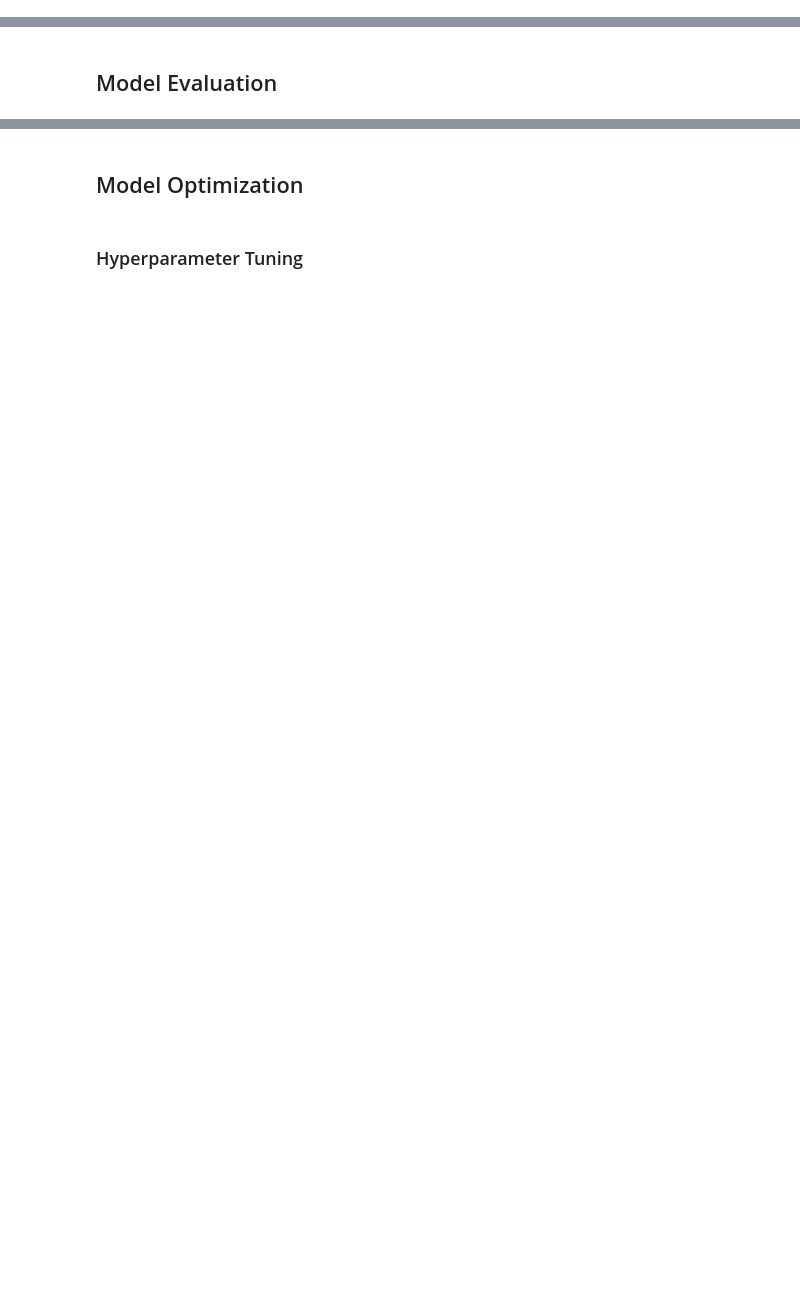
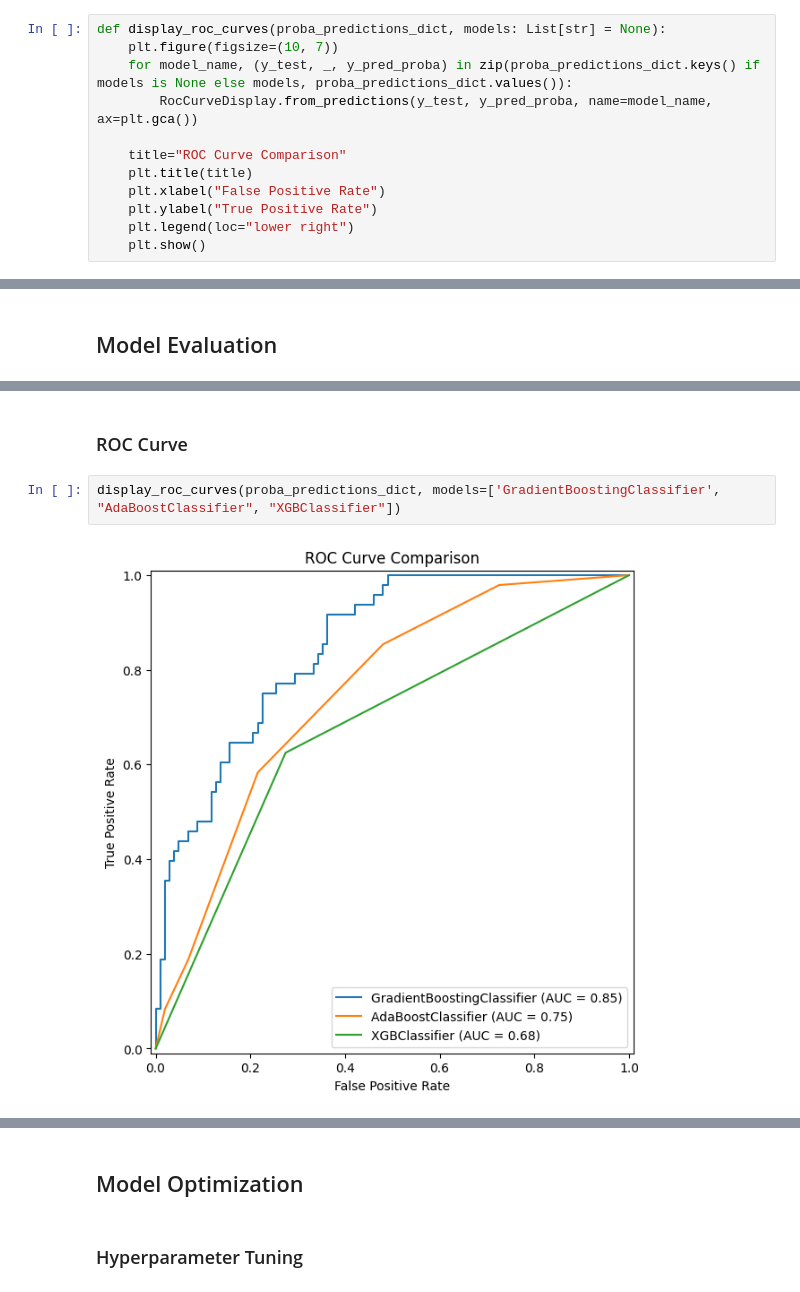
Before and after one commit to haroldeustaquio/Pima-Diabetes-Prediction, a Jupyter notebook: notebooks/01_data_preprocessing.ipynb, the cells around one changed output, grey strips where cells are left out. Cells and saved outputs as stored; diff of their text form; blank space fills up the shorter version.

```diff
--- a/notebooks/01_data_preprocessing.ipynb
+++ b/notebooks/01_data_preprocessing.ipynb
@@ -747,0 +898,12 @@ def chi2_test_of_independence(df: pd.DataFrame, features: List[str], target: str
+# %%
+def display_roc_curves(proba_predictions_dict, models: List[str] = None):
+    plt.figure(figsize=(10, 7))
+    for model_name, (y_test, _, y_pred_proba) in zip(proba_predictions_dict.keys() if models is None else models, proba_predictions_dict.values()):
+        RocCurveDisplay.from_predictions(y_test, y_pred_proba, name=model_name, ax=plt.gca())
+
+    title="ROC Curve Comparison"
+    plt.title(title)
+    plt.xlabel("False Positive Rate")
+    plt.ylabel("True Positive Rate")
+    plt.legend(loc="lower right")
+    plt.show()
@@ -897,0 +1238,6 @@ Using this technique, the results indicate that the features have a significant
+# %% [markdown]
+### ROC Curve
+# %%
+display_roc_curves(proba_predictions_dict, models=['GradientBoostingClassifier', "AdaBoostClassifier", "XGBClassifier"])
+# %% [output]
+[figure, added]
```
Also changed, not shown: parts of 39 cells of this notebook, 1 other file.
